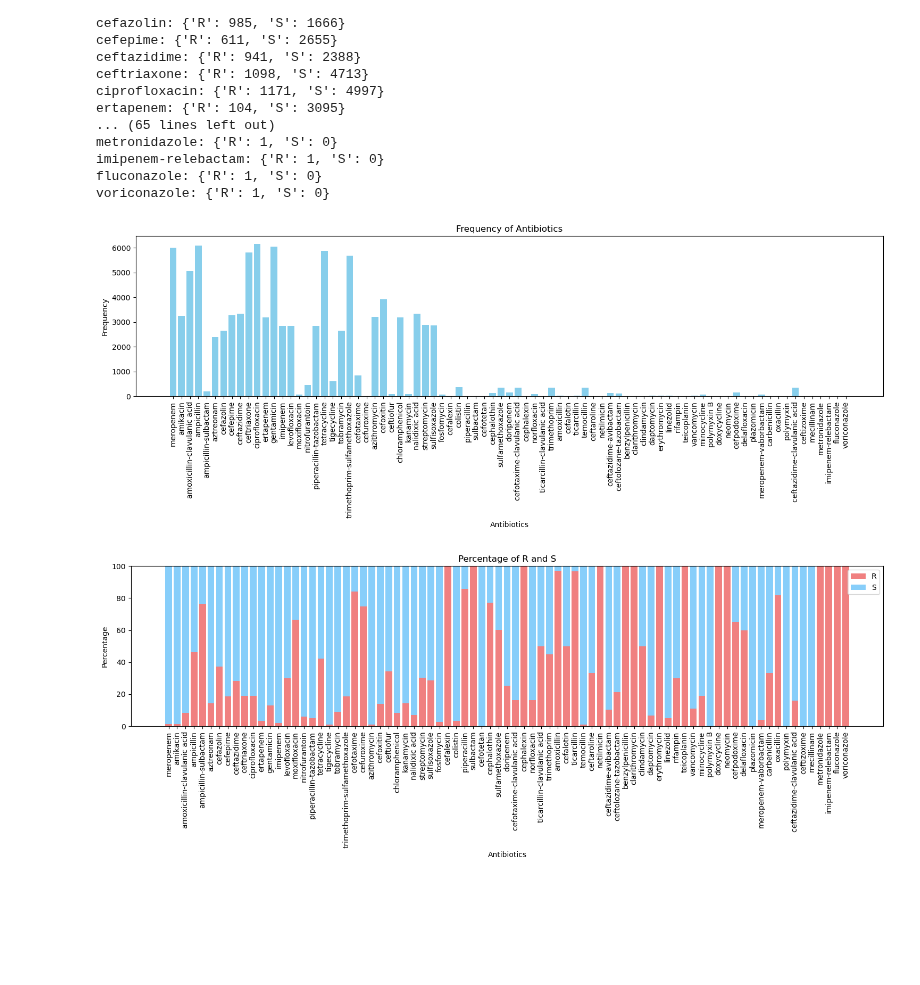
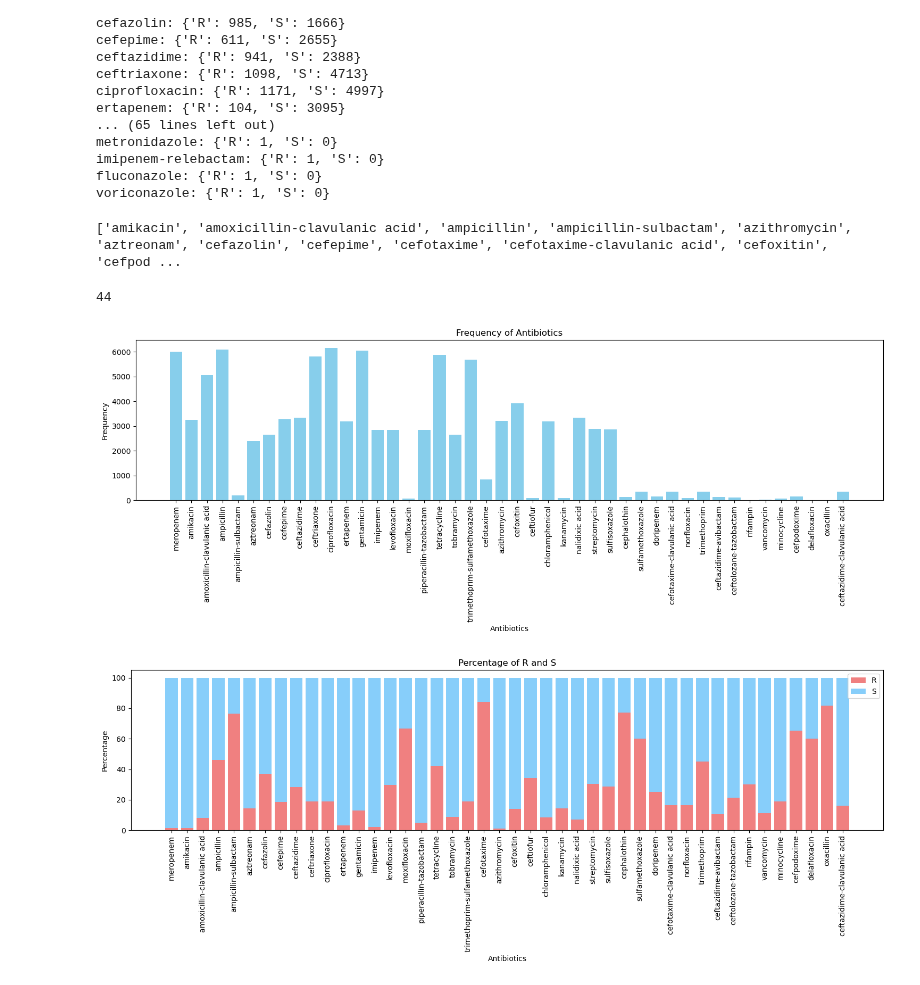
Before and after one commit to aeerik/base, a Jupyter notebook: Data_analysis.ipynb, the cells around one changed output. Drawn from its saved outputs; the diff is of its cells as text; code cells hidden in the pictures; blank space fills up the shorter version.

```diff
--- a/Data_analysis.ipynb
+++ b/Data_analysis.ipynb
@@ -523,6 +523,14 @@ metronidazole: {'R': 1, 'S': 0}
 imipenem-relebactam: {'R': 1, 'S': 0}
 fluconazole: {'R': 1, 'S': 0}
 voriconazole: {'R': 1, 'S': 0}
+# %%
+ab_list = open("antibiotic_list.txt","r")
+ab_list = ab_list.read().splitlines()
+print(ab_list)
+len(ab_list)
+# %% [output]
+['amikacin', 'amoxicillin-clavulanic acid', 'ampicillin', 'ampicillin-sulbactam', 'azithromycin', 'aztreonam', 'cefazolin', 'cefepime', 'cefotaxime', 'cefotaxime-clavulanic acid', 'cefoxitin', 'cefpod ...
+44
 # %%
 
 
@@ -534,35 +542,41 @@ antibiotics = {}
 # Loop through each row and count occurrences of each antibiotic
 for row in df['AST_phenotypes']:
     for item in row:
         antibiotic, status = item.split('=')
         if antibiotic not in antibiotics:
             antibiotics[antibiotic] = {'R': 0, 'S': 0}
         antibiotics[antibiotic][status] += 1
 
 # Calculate percentage of R/S ratio for each antibiotic
 percentages = {antibiotic: (data['R'] / (data['R'] + data['S'])) * 100 for antibiotic, data in antibiotics.items()}
 
+included_antibiotics = ab_list # Replace with your list of antibiotics
+
+# Filter antibiotics dictionary based on included_antibiotics
+filtered_antibiotics = {antibiotic: data for antibiotic, data in antibiotics.items() if antibiotic in included_antibiotics}
+
+
 # Plot bar plot for occurrences of each antibiotic
 plt.figure(figsize=(15, 6))
-plt.bar(antibiotics.keys(), [sum(data.values()) for data in antibiotics.values()], color='skyblue')
+plt.bar(filtered_antibiotics.keys(), [sum(data.values()) for data in filtered_antibiotics.values()], color='skyblue')
 plt.title('Frequency of Antibiotics')
 plt.xlabel('Antibiotics')
 plt.ylabel('Frequency')
 plt.xticks(rotation=90)
 plt.tight_layout()
 plt.show()
 
 # Plot bar plot for percentage of R/S ratio for each antibiotic
 plt.figure(figsize=(15, 6))
-plt.bar(antibiotics.keys(), [data['R'] / (data['R'] + data['S']) * 100 for data in antibiotics.values()], color='lightcoral', label='R')
-plt.bar(antibiotics.keys(), [data['S'] / (data['R'] + data['S']) * 100 for data in antibiotics.values()], bottom=[data['R'] / (data['R'] + data['S']) * 100 for data in antibiotics.values()], color='lightskyblue', label='S')
+plt.bar(filtered_antibiotics.keys(), [data['R'] / (data['R'] + data['S']) * 100 for data in filtered_antibiotics.values()], color='lightcoral', label='R')
+plt.bar(filtered_antibiotics.keys(), [data['S'] / (data['R'] + data['S']) * 100 for data in filtered_antibiotics.values()], bottom=[data['R'] / (data['R'] + data['S']) * 100 for data in filtered_antibiotics.values()], color='lightskyblue', label='S')
 plt.title('Percentage of R and S')
 plt.xlabel('Antibiotics')
 plt.ylabel('Percentage')
 plt.xticks(rotation=90)
 plt.legend()
 plt.tight_layout()
 plt.show()
 # %% [output]
-[figure, old version]
+[figure, new version]
-[figure, old version]
+[figure, new version]
```
Also changed, not shown: 2 other files.
